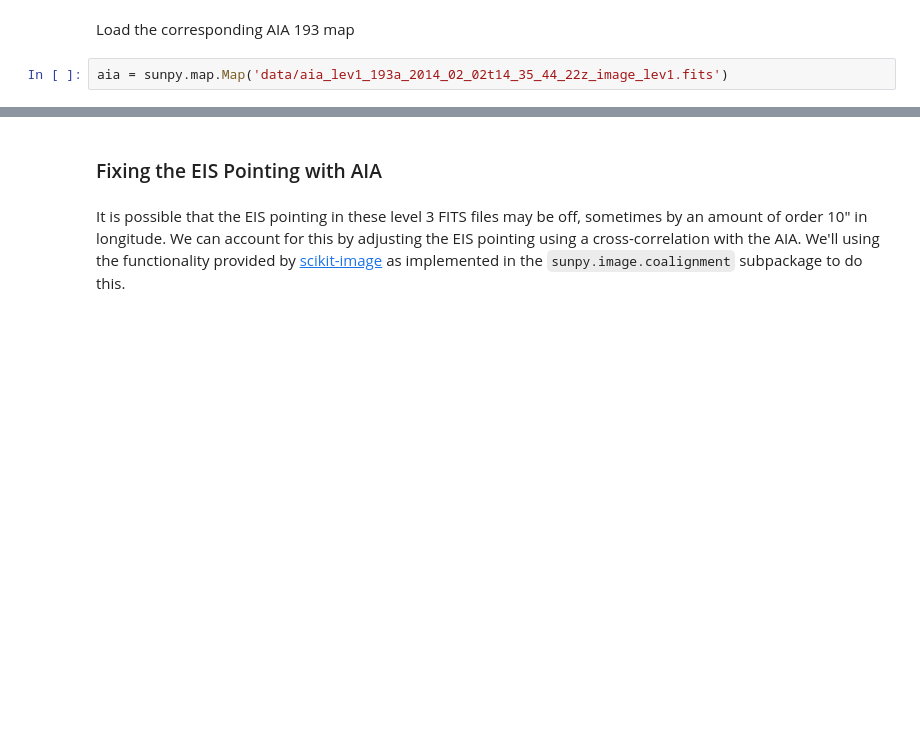
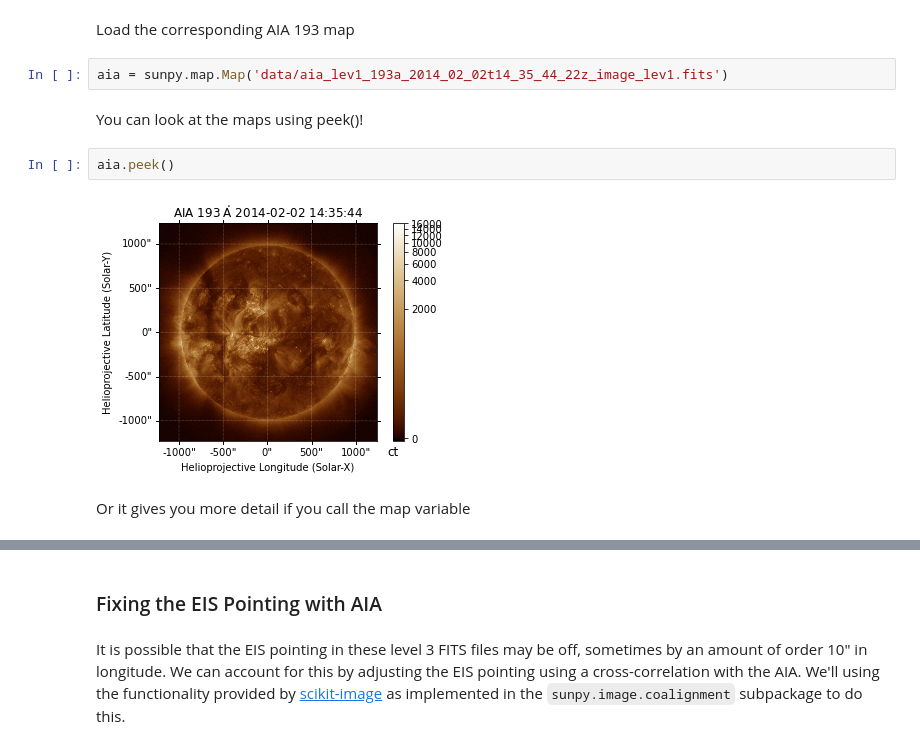
Before and after one commit to andyto1234/Magnetic-Loop-PFSS-Tutorial, a Jupyter notebook: Magnetic_Loop_Example_Notebook.ipynb, the cells around one changed output, grey strips where cells are left out. Cells and saved outputs as stored; diff of their text form; blank space fills up the shorter version.

```diff
--- a/Magnetic_Loop_Example_Notebook.ipynb
+++ b/Magnetic_Loop_Example_Notebook.ipynb
@@ -50,3 +50,11 @@ eis = sunpy.map.Map('data//eis_2014_02_02__14_35_41_fe_xii_195.119_intensity.fit
 Load the corresponding AIA 193 map
 # %%
 aia = sunpy.map.Map('data/aia_lev1_193a_2014_02_02t14_35_44_22z_image_lev1.fits')
+# %% [markdown]
+You can look at the maps using peek()!
+# %%
+aia.peek()
+# %% [output]
+[figure, added]
+# %% [markdown]
+Or it gives you more detail if you call the map variable
```
Also changed, not shown: parts of 2 cells of this notebook.
